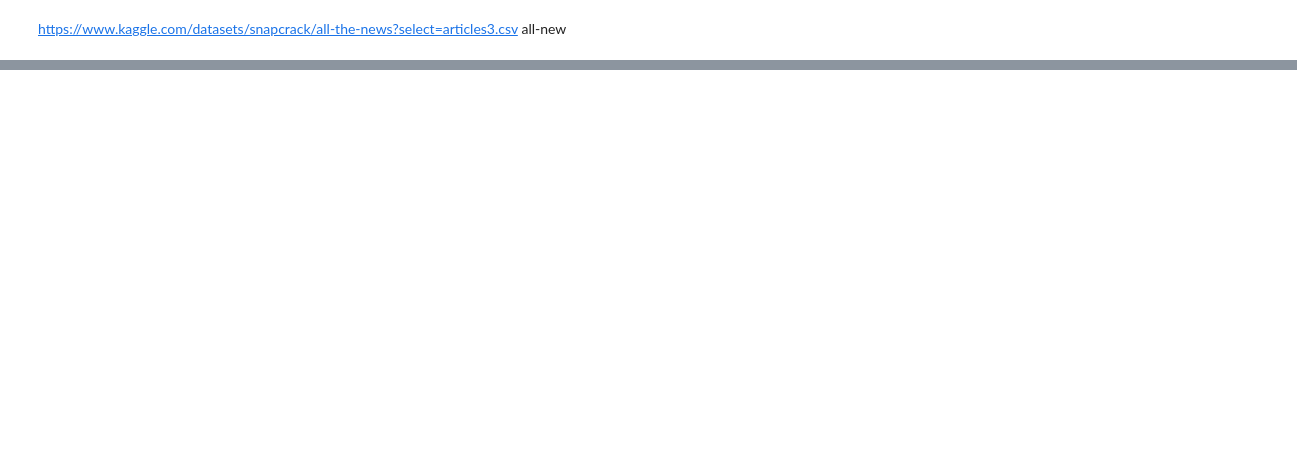
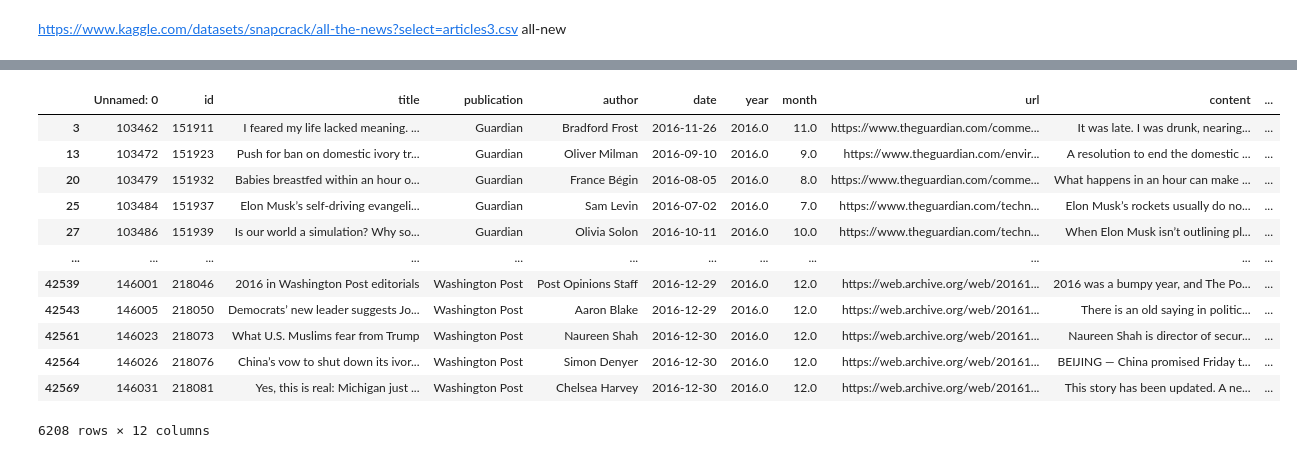
Before and after one commit to GeraldL19/Final-Year-Project-2024, a Jupyter notebook: first_test_all_news_03_10_23.ipynb, the cells around one changed output, grey strips where cells are left out. Saved outputs shown, nothing was run; the diff lists cells and outputs as text; code cells hidden in the pictures; blank space fills up the shorter version.

```diff
--- a/first_test_all_news_03_10_23.ipynb
+++ b/first_test_all_news_03_10_23.ipynb
@@ -57,0 +75,3 @@ df
+# %%
+df3 = pd.read_csv('articles3.csv')
+df3
@@ -86,0 +142,22 @@ comp = ['Disney']
+# %%
+df_3 = df3
+df_3['c'] = df_3.content.str.findall('({0})'.format('|'.join(words)), flags=re.IGNORECASE)
+df_3['d'] = df_3['c'].str.len()
+# %%
+df_3 = df_3[df_3.d != 0]
+# %%
+df_3
+# %% [output]
+|  | Unnamed: 0 | id | title | publication | author | date | year | month | url | content | ... |
+| 3 | 103462 | 151911 | I feared my life lacked meaning. ... | Guardian | Bradford Frost | 2016-11-26 | 2016.0 | 11.0 | https://www.theguardian.com/comme... | It was late. I was drunk, nearing... | ... |
+| 13 | 103472 | 151923 | Push for ban on domestic ivory tr... | Guardian | Oliver Milman | 2016-09-10 | 2016.0 | 9.0 | https://www.theguardian.com/envir... | A resolution to end the domestic ... | ... |
+| 20 | 103479 | 151932 | Babies breastfed within an hour o... | Guardian | France Bégin | 2016-08-05 | 2016.0 | 8.0 | https://www.theguardian.com/comme... | What happens in an hour can make ... | ... |
+| 25 | 103484 | 151937 | Elon Musk’s self-driving evangeli... | Guardian | Sam Levin | 2016-07-02 | 2016.0 | 7.0 | https://www.theguardian.com/techn... | Elon Musk’s rockets usually do no... | ... |
+| 27 | 103486 | 151939 | Is our world a simulation? Why so... | Guardian | Olivia Solon | 2016-10-11 | 2016.0 | 10.0 | https://www.theguardian.com/techn... | When Elon Musk isn’t outlining pl... | ... |
+| ... | ... | ... | ... | ... | ... | ... | ... | ... | ... | ... | ... |
+| 42539 | 146001 | 218046 | 2016 in Washington Post editorials | Washington Post | Post Opinions Staff | 2016-12-29 | 2016.0 | 12.0 | https://web.archive.org/web/20161... | 2016 was a bumpy year, and The Po... | ... |
+| 42543 | 146005 | 218050 | Democrats’ new leader suggests Jo... | Washington Post | Aaron Blake | 2016-12-29 | 2016.0 | 12.0 | https://web.archive.org/web/20161... | There is an old saying in politic... | ... |
+| 42561 | 146023 | 218073 | What U.S. Muslims fear from Trump | Washington Post | Naureen Shah | 2016-12-30 | 2016.0 | 12.0 | https://web.archive.org/web/20161... | Naureen Shah is director of secur... | ... |
+| 42564 | 146026 | 218076 | China’s vow to shut down its ivor... | Washington Post | Simon Denyer | 2016-12-30 | 2016.0 | 12.0 | https://web.archive.org/web/20161... | BEIJING — China promised Friday t... | ... |
+| 42569 | 146031 | 218081 | Yes, this is real: Michigan just ... | Washington Post | Chelsea Harvey | 2016-12-30 | 2016.0 | 12.0 | https://web.archive.org/web/20161... | This story has been updated. A ne... | ... |
+6208 rows × 12 columns
```
Also changed, not shown: parts of 30 cells of this notebook.
